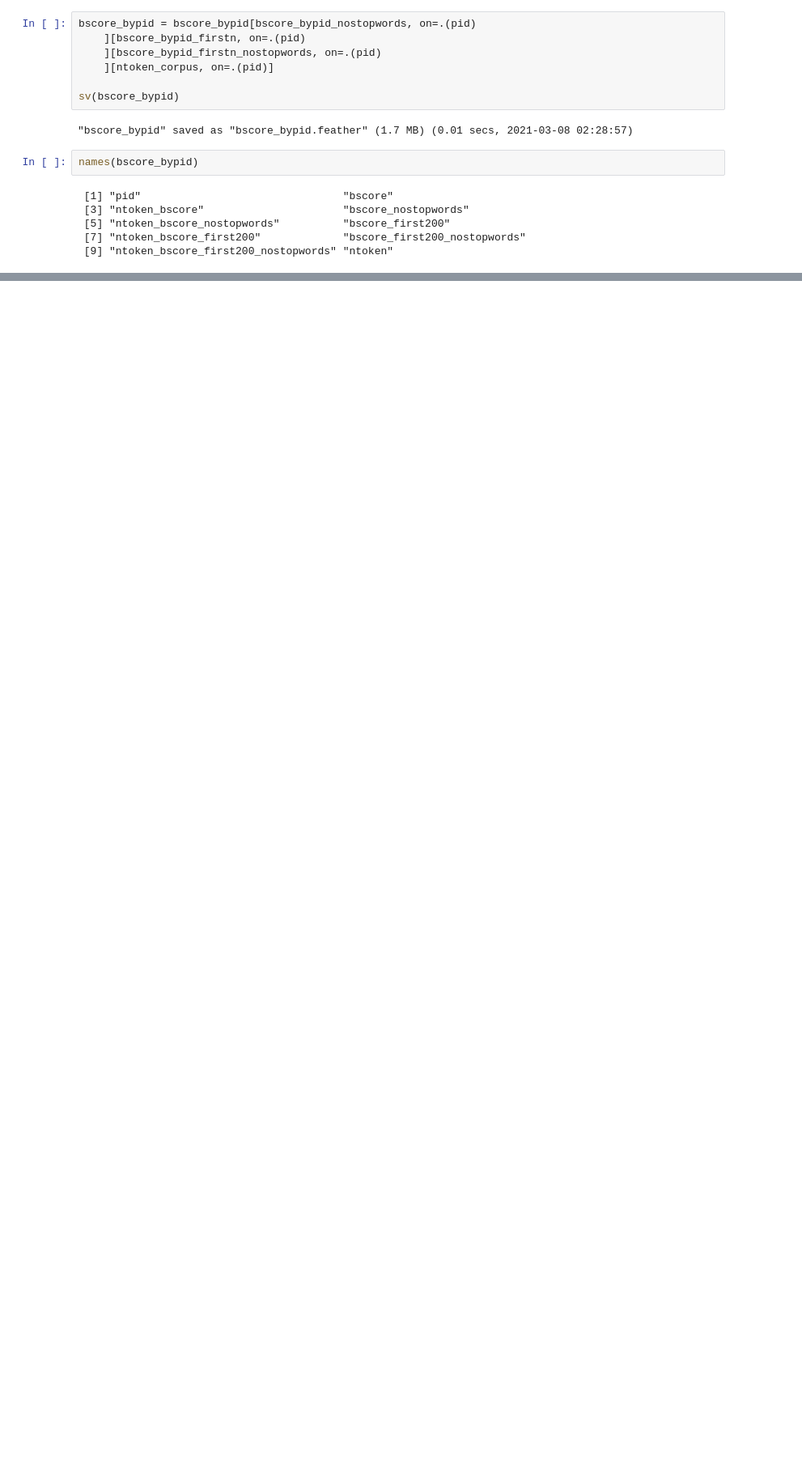
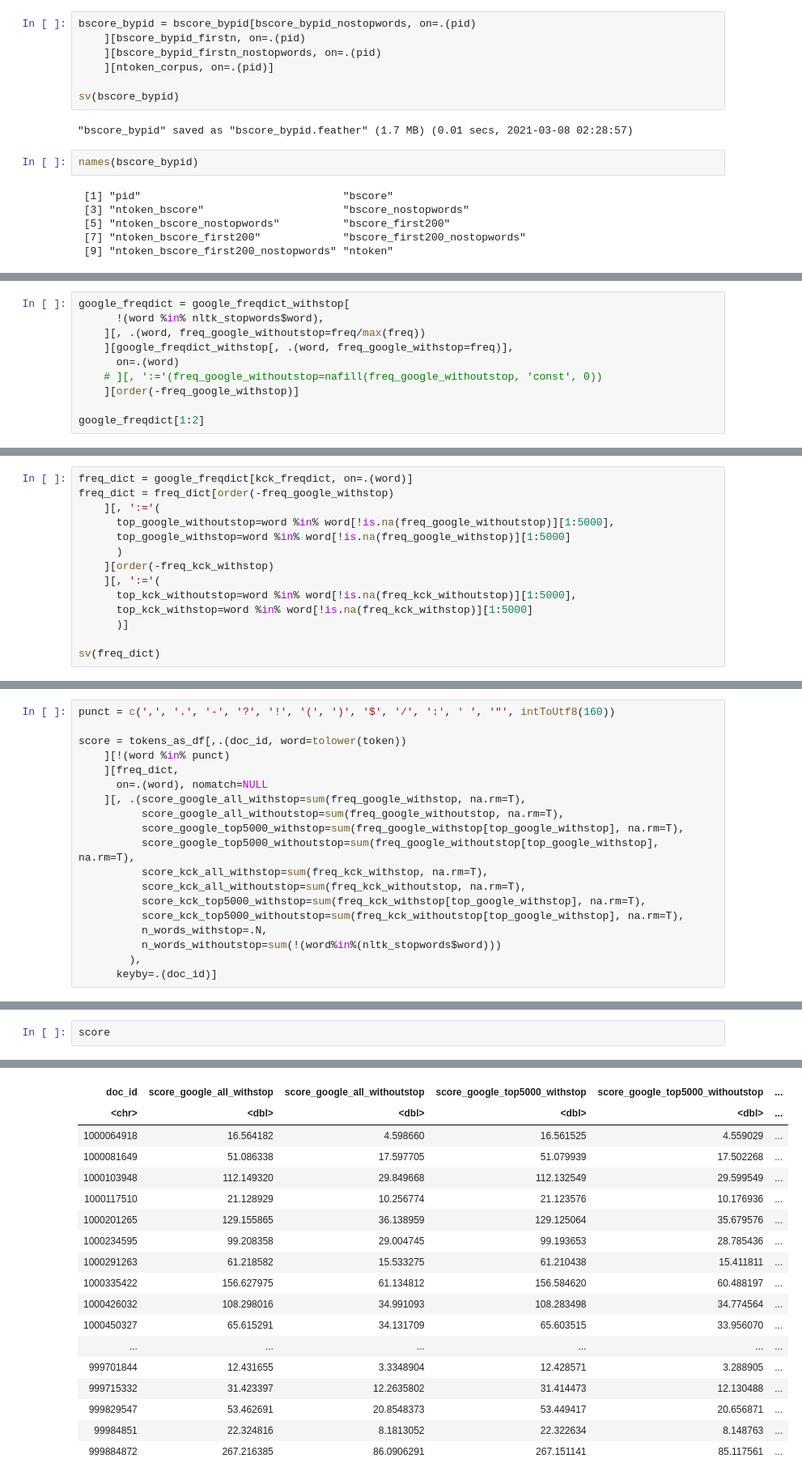
Before and after one commit to XiaomoWu/Construal, a Jupyter notebook: CS-text.ipynb, the cells around one changed output, grey strips where cells are left out. Shown: that part at 81% size. Cells and saved outputs as stored; diff of their text form; blank space fills up the shorter version.

Commit message:
Compute frequency score based on LVIS and Kickstarer

```diff
--- a/CS-text.ipynb
+++ b/CS-text.ipynb
@@ -212,0 +184,10 @@ feather.write_feather(result.to_pandas(), 'data/result.feather')
+# %%
+google_freqdict = google_freqdict_withstop[
+      !(word %in% nltk_stopwords$word),
+    ][, .(word, freq_google_withoutstop=freq/max(freq))
+    ][google_freqdict_withstop[, .(word, freq_google_withstop=freq)],
+      on=.(word)
+    # ][, ':='(freq_google_withoutstop=nafill(freq_google_withoutstop, 'const', 0))
+    ][order(-freq_google_withstop)]
+
+google_freqdict[1:2]
@@ -212,0 +237,14 @@ feather.write_feather(result.to_pandas(), 'data/result.feather')
+# %%
+freq_dict = google_freqdict[kck_freqdict, on=.(word)]
+freq_dict = freq_dict[order(-freq_google_withstop)
+    ][, ':='(
+      top_google_withoutstop=word %in% word[!is.na(freq_google_withoutstop)][1:5000],
+      top_google_withstop=word %in% word[!is.na(freq_google_withstop)][1:5000]
+      )
+    ][order(-freq_kck_withstop)
+    ][, ':='(
+      top_kck_withoutstop=word %in% word[!is.na(freq_kck_withoutstop)][1:5000],
+      top_kck_withstop=word %in% word[!is.na(freq_kck_withstop)][1:5000]
+      )]
+
+sv(freq_dict)
@@ -212,0 +272,19 @@ feather.write_feather(result.to_pandas(), 'data/result.feather')
+# %%
+punct = c(',', '.', '-', '?', '!', '(', ')', '$', '/', ':', ' ', '"', intToUtf8(160))
+
+score = tokens_as_df[,.(doc_id, word=tolower(token))
+    ][!(word %in% punct)
+    ][freq_dict,
+      on=.(word), nomatch=NULL
+    ][, .(score_google_all_withstop=sum(freq_google_withstop, na.rm=T),
+          score_google_all_withoutstop=sum(freq_google_withoutstop, na.rm=T),
+          score_google_top5000_withstop=sum(freq_google_withstop[top_google_withstop], na.rm=T),
+          score_google_top5000_withoutstop=sum(freq_google_withoutstop[top_google_withstop], na.rm=T),
+          score_kck_all_withstop=sum(freq_kck_withstop, na.rm=T),
+          score_kck_all_withoutstop=sum(freq_kck_withoutstop, na.rm=T),
+          score_kck_top5000_withstop=sum(freq_kck_withstop[top_google_withstop], na.rm=T),
+          score_kck_top5000_withoutstop=sum(freq_kck_withoutstop[top_google_withstop], na.rm=T),
+          n_words_withstop=.N,
+          n_words_withoutstop=sum(!(word%in%(nltk_stopwords$word)))
+        ),
+      keyby=.(doc_id)]
@@ -212,0 +296,3 @@ feather.write_feather(result.to_pandas(), 'data/result.feather')
+# %%
+score
+# %% [output]
@@ -212,0 +300,18 @@ feather.write_feather(result.to_pandas(), 'data/result.feather')
+| doc_id | score_google_all_withstop | score_google_all_withoutstop | score_google_top5000_withstop | score_google_top5000_withoutstop | ... |
+| <chr> | <dbl> | <dbl> | <dbl> | <dbl> | ... |
+| 1000064918 | 16.564182 | 4.598660 | 16.561525 | 4.559029 | ... |
+| 1000081649 | 51.086338 | 17.597705 | 51.079939 | 17.502268 | ... |
+| 1000103948 | 112.149320 | 29.849668 | 112.132549 | 29.599549 | ... |
+| 1000117510 | 21.128929 | 10.256774 | 21.123576 | 10.176936 | ... |
+| 1000201265 | 129.155865 | 36.138959 | 129.125064 | 35.679576 | ... |
+| 1000234595 | 99.208358 | 29.004745 | 99.193653 | 28.785436 | ... |
+| 1000291263 | 61.218582 | 15.533275 | 61.210438 | 15.411811 | ... |
+| 1000335422 | 156.627975 | 61.134812 | 156.584620 | 60.488197 | ... |
+| 1000426032 | 108.298016 | 34.991093 | 108.283498 | 34.774564 | ... |
+| 1000450327 | 65.615291 | 34.131709 | 65.603515 | 33.956070 | ... |
+| ... | ... | ... | ... | ... | ... |
+| 999701844 | 12.431655 | 3.3348904 | 12.428571 | 3.288905 | ... |
+| 999715332 | 31.423397 | 12.2635802 | 31.414473 | 12.130488 | ... |
+| 999829547 | 53.462691 | 20.8548373 | 53.449417 | 20.656871 | ... |
+| 99984851 | 22.324816 | 8.1813052 | 22.322634 | 8.148763 | ... |
+| 999884872 | 267.216385 | 86.0906291 | 267.151141 | 85.117561 | ... |
```
Also changed, not shown: parts of 20 cells of this notebook, 2 other files.
